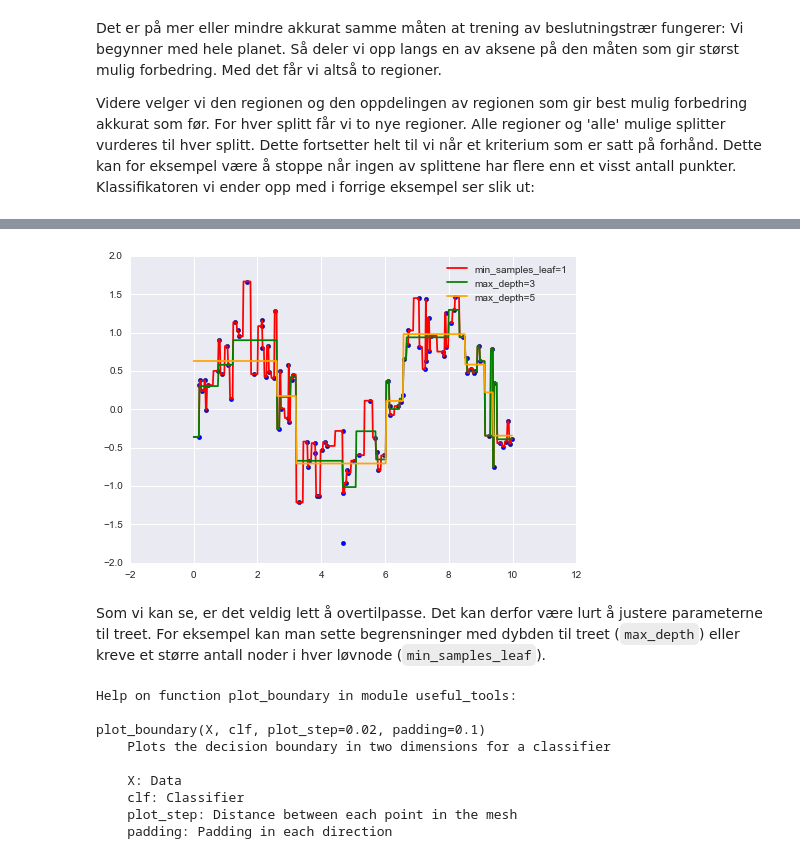
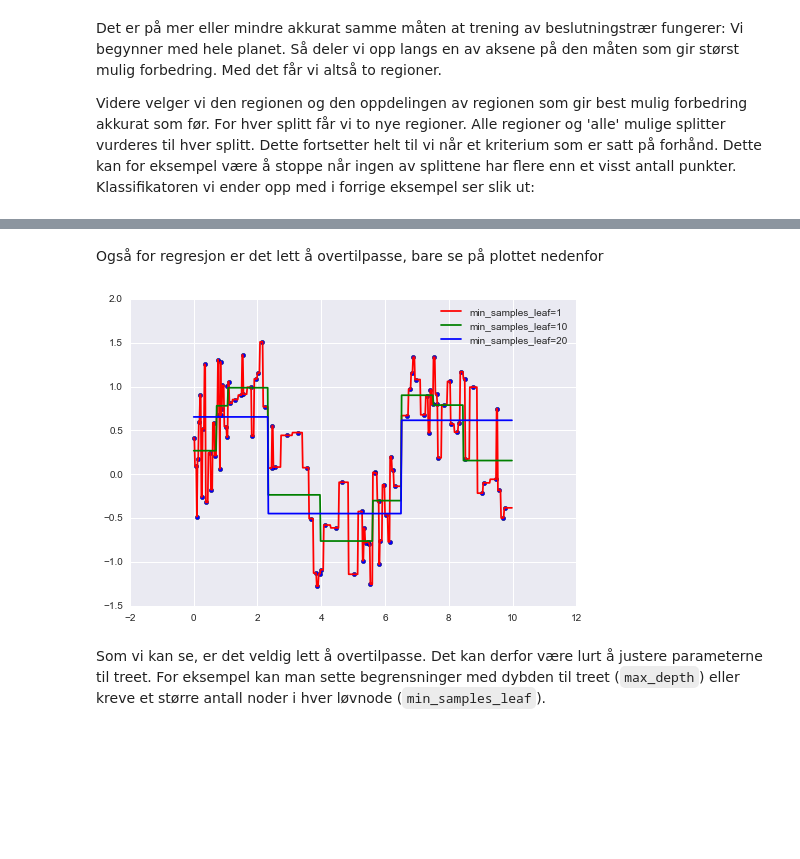
Before and after one commit to MarieRoald/MLkurs, a Jupyter notebook: notebooks/introductions/Introduksjon_til_decision_trees.ipynb, the cells around one changed output, grey strips where cells are left out. Cells and saved outputs as stored; diff of their text form; code cells hidden in the pictures; blank space fills up the shorter version.

```diff
--- a/notebooks/introductions/Introduksjon_til_decision_trees.ipynb
+++ b/notebooks/introductions/Introduksjon_til_decision_trees.ipynb
@@ -128,10 +123,11 @@ plt.show()
 # %%
-x, y = make_blobs(centers=2)
+np.random.seed(100)
+x, y = make_blobs(100, 2, [[0, 0], [2.5, 0]])
 
-tree_blob = DecisionTreeClassifier(min_samples_leaf=5)
-tree_blob.fit(x, y)
+tree = DecisionTreeClassifier(min_samples_leaf=1)
+tree.fit(x, y)
 
-plot_boundary(x, tree_blob)
+plot_boundary(x, tree)
 plt.scatter(x[:,0], x[:,1], c=y)
 plt.show()
 # %% [output]
@@ -143,35 +141,22 @@ plt.show()
+# %% [markdown]
+Også for regresjon er det lett å overtilpasse, bare se på plottet nedenfor
 # %%
 num_points = 100
 x = np.random.uniform(0, 10, num_points).reshape(-1, 1)
 y = np.sin(x).ravel() + np.random.normal(scale=0.4, size=num_points)
 
-tree_reg_1 = DecisionTreeRegressor()
-tree_reg_2 = DecisionTreeRegressor(max_depth=5)
-tree_reg_3 = DecisionTreeRegressor(max_depth=3)
-
-for tree, color in zip((tree_reg_1, tree_reg_2, tree_reg_3), ('red', 'green', 'orange')):
+for n, color in zip([1, 10, 20], ['red', 'green', 'blue']):
+    tree = DecisionTreeRegressor(min_samples_leaf=n)
     tree.fit(x, y)
 
     x_test = np.arange(0, 10, 0.02)[:, np.newaxis]
     y_test = tree.predict(x_test)
+    plt.plot(x_test, y_test, color=color)
 
-    plt.plot(x_test, y_test, color=color)
 plt.scatter(x, y)
-plt.legend(('min_samples_leaf=1', 'max_depth=3', 'max_depth=5'))
+plt.legend(('min_samples_leaf=1', 'min_samples_leaf=10', 'min_samples_leaf=20'))
 plt.show()
 # %% [output]
-[figure, old version]
+[figure, new version]
 # %% [markdown]
 Som vi kan se, er det veldig lett å overtilpasse. Det kan derfor være lurt å justere parameterne til treet. For eksempel kan man sette begrensninger med dybden til treet (`max_depth`) eller kreve et større antall noder i hver løvnode (`min_samples_leaf`).
-# %%
-help(plot_boundary)
-# %% [output]
-Help on function plot_boundary in module useful_tools:
-
-plot_boundary(X, clf, plot_step=0.02, padding=0.1)
-    Plots the decision boundary in two dimensions for a classifier
-
-    X: Data
-    clf: Classifier
-    plot_step: Distance between each point in the mesh
-    padding: Padding in each direction
```
Also changed, not shown: parts of 16 cells of this notebook.
